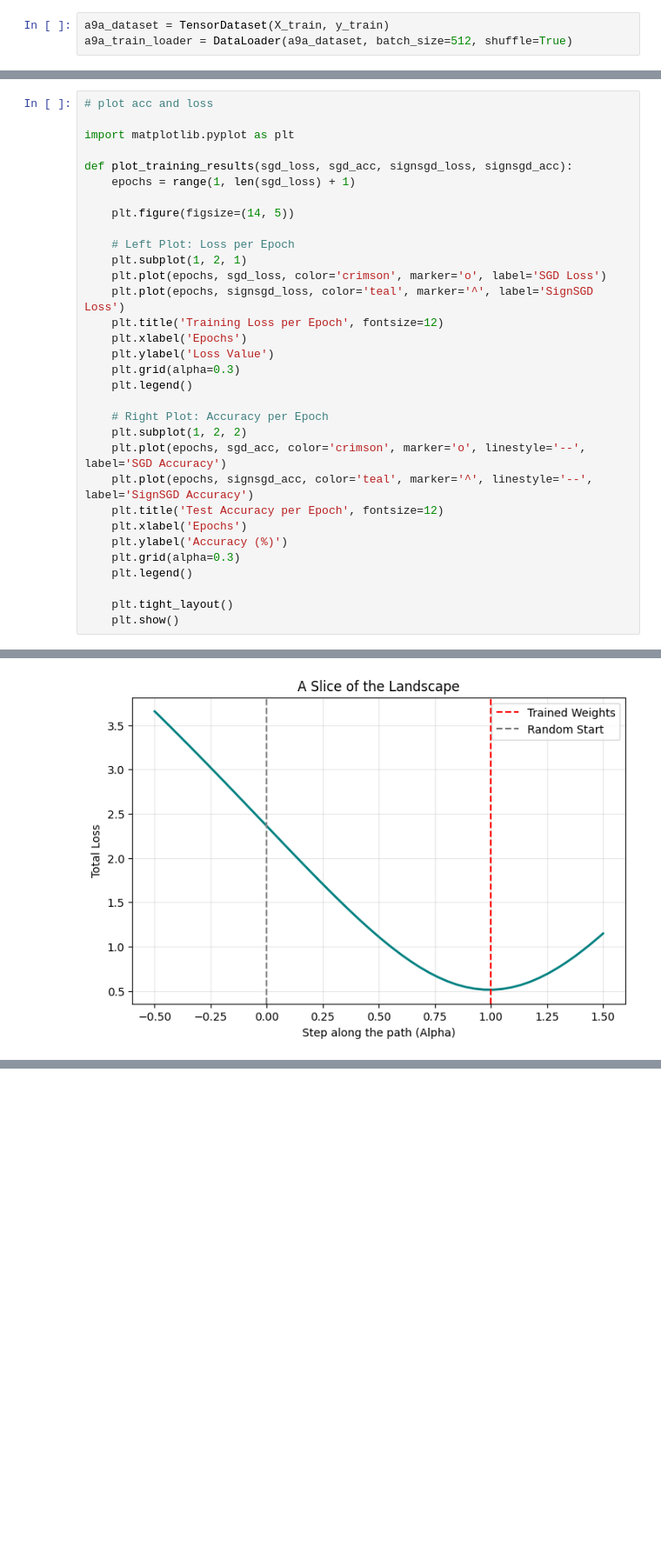
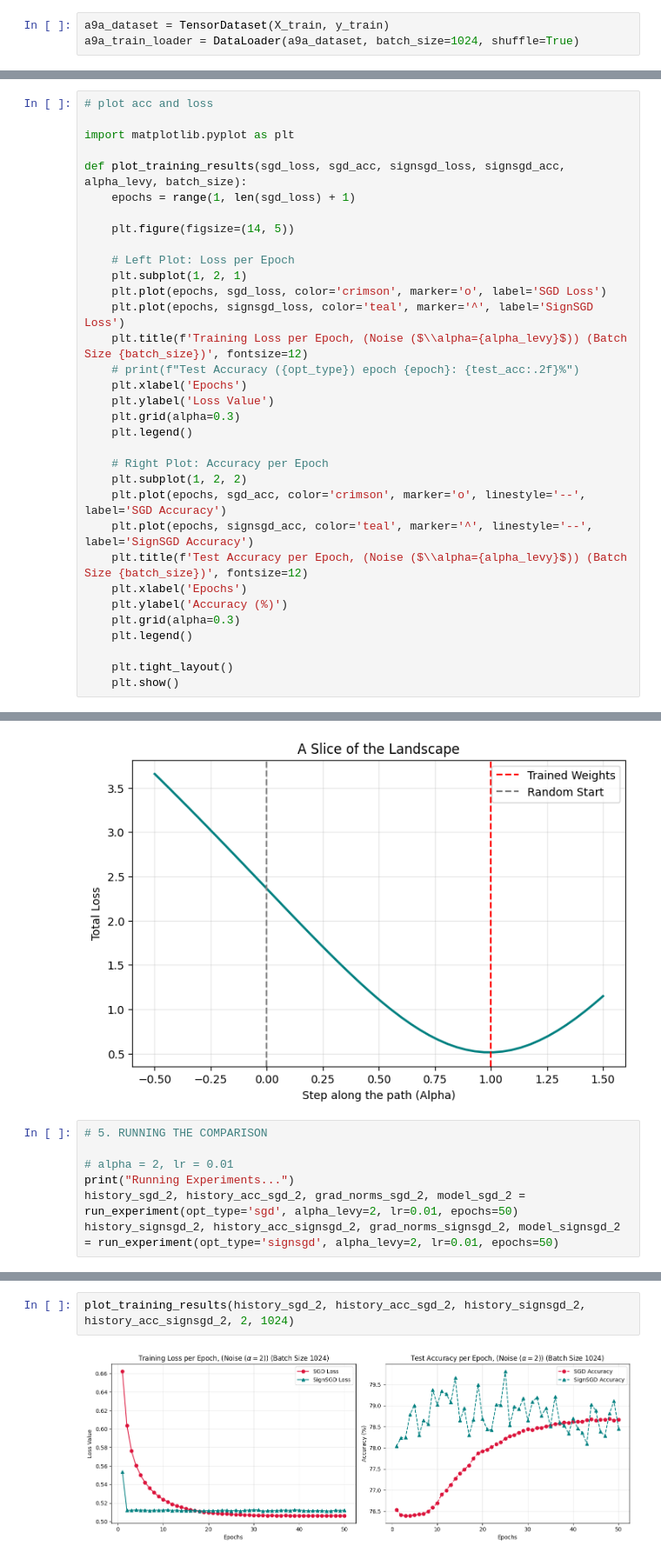
Before and after one commit to sj-rai/stochastic-optimization-co, a Jupyter notebook: experiments_a9a.ipynb, the cells around one changed output, grey strips where cells are left out. Shown at 87% size. Drawn from its saved outputs; the diff is of its cells as text; blank space fills up the shorter version.

Commit message:
plots and changes

```diff
--- a/experiments_a9a.ipynb
+++ b/experiments_a9a.ipynb
@@ -61,7 +61,7 @@ def add_heavy_tailed_noise(grad, alpha_levy=1.5, scale=0.01):
     return grad + torch.from_numpy(noise).float()
 # %%
 a9a_dataset = TensorDataset(X_train, y_train)
-a9a_train_loader = DataLoader(a9a_dataset, batch_size=512, shuffle=True)
+a9a_train_loader = DataLoader(a9a_dataset, batch_size=1024, shuffle=True)
 # %%
 # # 4. TRAINING LOOP
 # def run_experiment(opt_type='sgd', alpha_levy=1.5, lr=0.01, epochs=100):
@@ -375,7 +275,7 @@ plt.show()
 
 import matplotlib.pyplot as plt
 
-def plot_training_results(sgd_loss, sgd_acc, signsgd_loss, signsgd_acc):
+def plot_training_results(sgd_loss, sgd_acc, signsgd_loss, signsgd_acc, alpha_levy, batch_size):
     epochs = range(1, len(sgd_loss) + 1)
 
     plt.figure(figsize=(14, 5))
@@ -384,7 +284,8 @@ def plot_training_results(sgd_loss, sgd_acc, signsgd_loss, signsgd_acc):
     plt.subplot(1, 2, 1)
     plt.plot(epochs, sgd_loss, color='crimson', marker='o', label='SGD Loss')
     plt.plot(epochs, signsgd_loss, color='teal', marker='^', label='SignSGD Loss')
-    plt.title('Training Loss per Epoch', fontsize=12)
+    plt.title(f'Training Loss per Epoch, (Noise ($\\alpha={alpha_levy}$)) (Batch Size {batch_size})', fontsize=12)
+    # print(f"Test Accuracy ({opt_type}) epoch {epoch}: {test_acc:.2f}%")
     plt.xlabel('Epochs')
     plt.ylabel('Loss Value')
     plt.grid(alpha=0.3)
@@ -394,7 +295,7 @@ def plot_training_results(sgd_loss, sgd_acc, signsgd_loss, signsgd_acc):
     plt.subplot(1, 2, 2)
     plt.plot(epochs, sgd_acc, color='crimson', marker='o', linestyle='--', label='SGD Accuracy')
     plt.plot(epochs, signsgd_acc, color='teal', marker='^', linestyle='--', label='SignSGD Accuracy')
-    plt.title('Test Accuracy per Epoch', fontsize=12)
+    plt.title(f'Test Accuracy per Epoch, (Noise ($\\alpha={alpha_levy}$)) (Batch Size {batch_size})', fontsize=12)
     plt.xlabel('Epochs')
     plt.ylabel('Accuracy (%)')
     plt.grid(alpha=0.3)
@@ -498,3 +399,10 @@ opt_w = list(model_signsgd.parameters())[0].data.clone()
 plot_1d_landscape(model_signsgd, X_train, y_train, opt_w, lam=0.1)
 # %% [output]
 [figure]
+# %%
+# 5. RUNNING THE COMPARISON
+
+# alpha = 2, lr = 0.01
+print("Running Experiments...")
+history_sgd_2, history_acc_sgd_2, grad_norms_sgd_2, model_sgd_2 = run_experiment(opt_type='sgd', alpha_levy=2, lr=0.01, epochs=50)
+history_signsgd_2, history_acc_signsgd_2, grad_norms_signsgd_2, model_signsgd_2 = run_experiment(opt_type='signsgd', alpha_levy=2, lr=0.01, epochs=50)
@@ -500,0 +427,4 @@ plot_1d_landscape(model_signsgd, X_train, y_train, opt_w, lam=0.1)
+# %%
+plot_training_results(history_sgd_2, history_acc_sgd_2, history_signsgd_2, history_acc_signsgd_2, 2, 1024)
+# %% [output]
+[figure, added]
```
Also changed, not shown: parts of 12 cells of this notebook, 53 other files.
